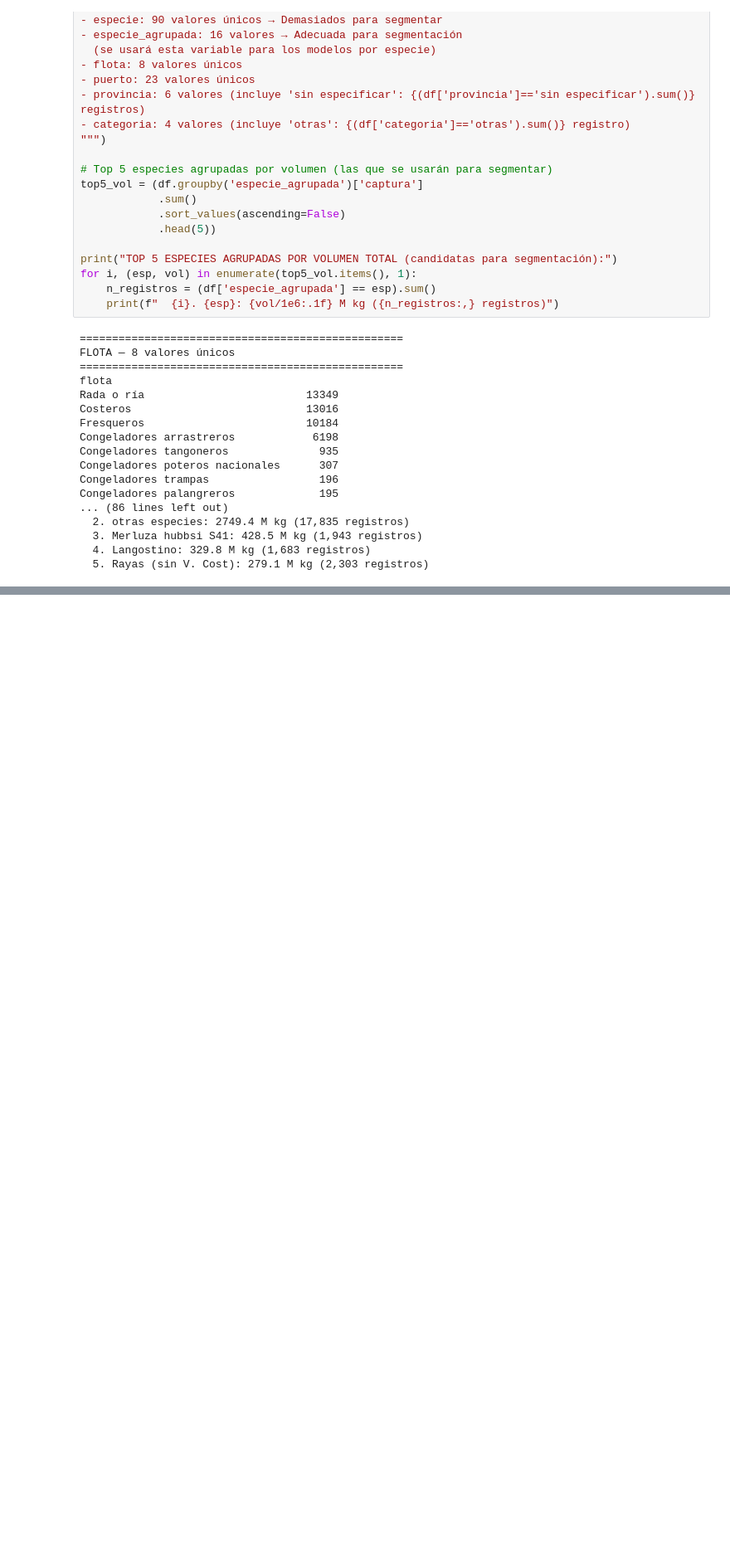
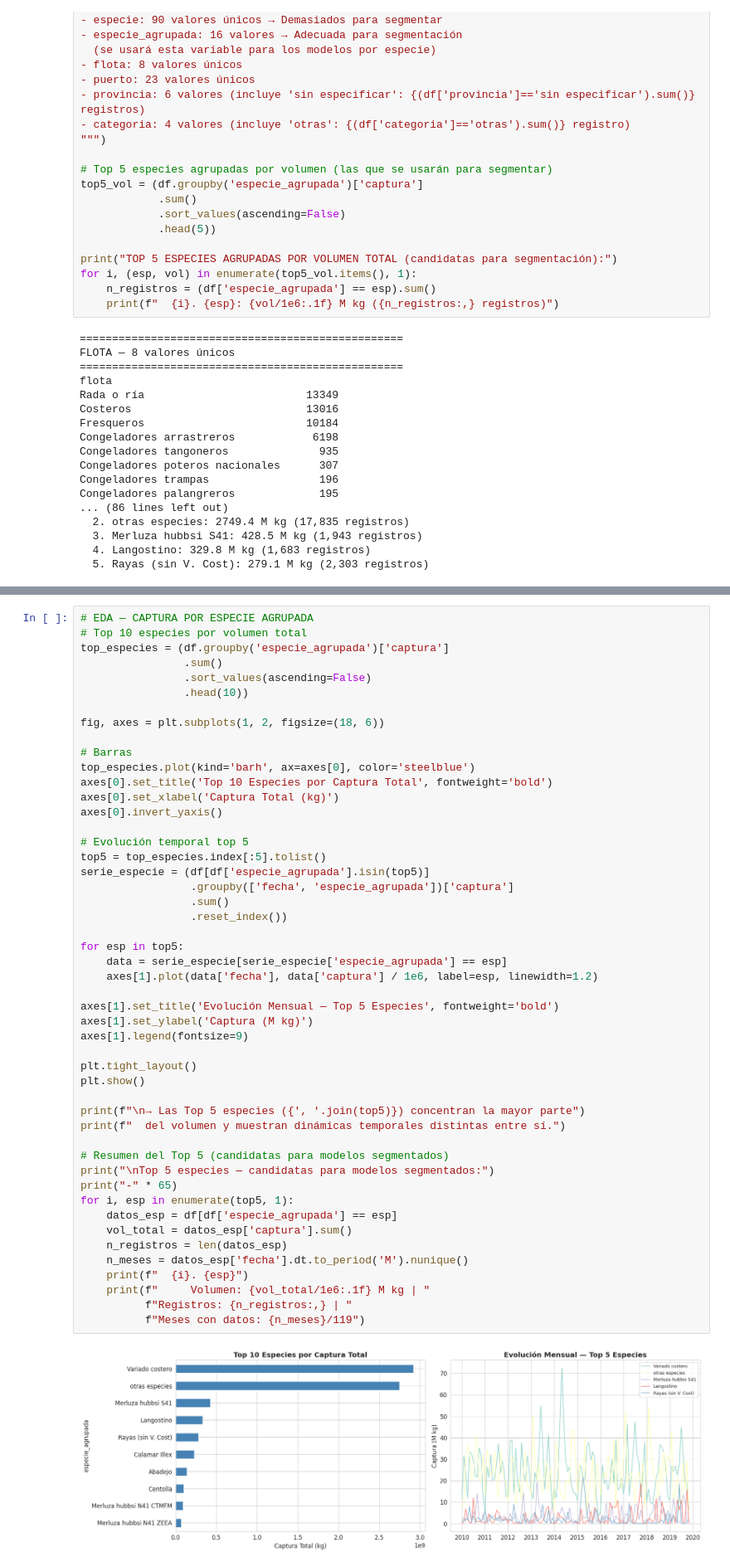
Before and after one commit to brandonOrellana/Trabajo_Integrador_Grupo_6, a Jupyter notebook: Trabajo_Integrador_Grupo_6.ipynb, the cells around one changed output, grey strips where cells are left out. Shown at 83% size. Cells and saved outputs as stored; diff of their text form; blank space fills up the shorter version.

Commit message:
Fase 2 Eda y  Fase 3 Preparacion de Datos

```diff
--- a/Trabajo_Integrador_Grupo_6.ipynb
+++ b/Trabajo_Integrador_Grupo_6.ipynb
@@ -251,0 +384,51 @@ Congeladores palangreros             195
+# %%
+# EDA — CAPTURA POR ESPECIE AGRUPADA
+# Top 10 especies por volumen total
+top_especies = (df.groupby('especie_agrupada')['captura']
+                .sum()
+                .sort_values(ascending=False)
+                .head(10))
+
+fig, axes = plt.subplots(1, 2, figsize=(18, 6))
+
+# Barras
+top_especies.plot(kind='barh', ax=axes[0], color='steelblue')
+axes[0].set_title('Top 10 Especies por Captura Total', fontweight='bold')
+axes[0].set_xlabel('Captura Total (kg)')
+axes[0].invert_yaxis()
+
+# Evolución temporal top 5
+top5 = top_especies.index[:5].tolist()
+serie_especie = (df[df['especie_agrupada'].isin(top5)]
+                 .groupby(['fecha', 'especie_agrupada'])['captura']
+                 .sum()
+                 .reset_index())
+
+for esp in top5:
+    data = serie_especie[serie_especie['especie_agrupada'] == esp]
+    axes[1].plot(data['fecha'], data['captura'] / 1e6, label=esp, linewidth=1.2)
+
+axes[1].set_title('Evolución Mensual — Top 5 Especies', fontweight='bold')
+axes[1].set_ylabel('Captura (M kg)')
+axes[1].legend(fontsize=9)
+
+plt.tight_layout()
+plt.show()
+
+print(f"\n→ Las Top 5 especies ({', '.join(top5)}) concentran la mayor parte")
+print(f"  del volumen y muestran dinámicas temporales distintas entre sí.")
+
+# Resumen del Top 5 (candidatas para modelos segmentados)
+print("\nTop 5 especies — candidatas para modelos segmentados:")
+print("-" * 65)
+for i, esp in enumerate(top5, 1):
+    datos_esp = df[df['especie_agrupada'] == esp]
+    vol_total = datos_esp['captura'].sum()
+    n_registros = len(datos_esp)
+    n_meses = datos_esp['fecha'].dt.to_period('M').nunique()
+    print(f"  {i}. {esp}")
+    print(f"     Volumen: {vol_total/1e6:.1f} M kg | "
+          f"Registros: {n_registros:,} | "
+          f"Meses con datos: {n_meses}/119")
+# %% [output]
+[figure, added]
```
Also changed, not shown: parts of 11 cells of this notebook, 1 other file.
